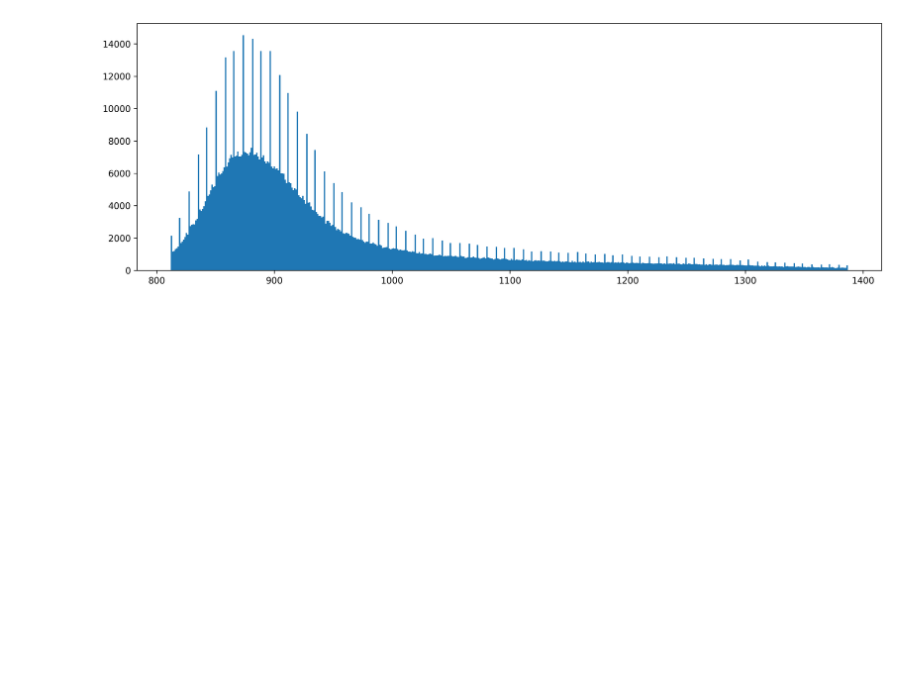
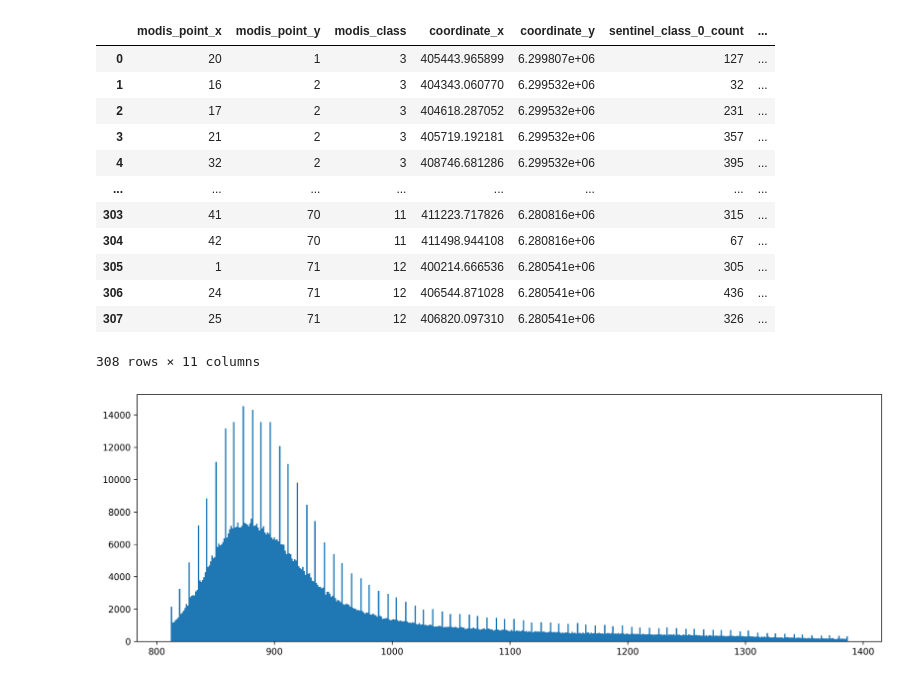
Before and after one commit to eugeuie/low-to-high-resolution, a Jupyter notebook: notebooks/low_to_high_resolution.ipynb, the cells around one changed output. Cells and saved outputs as stored; diff of their text form; code cells hidden in the pictures; blank space fills up the shorter version.

Commit message:
kmeans 5 clusters stats

```diff
--- a/notebooks/low_to_high_resolution.ipynb
+++ b/notebooks/low_to_high_resolution.ipynb
@@ -22,3 +22,21 @@ custom_modules = [module for name, module in sys.modules.items() if name.startsw
 
 for custom_module in custom_modules:
     reload(custom_module)
+# %%
+main.get_kmeans_5_clusters_stats()
+stats = pd.read_csv(config.selected_n_clusters_stats_path, index_col=False)
+stats
+# %% [output]
+|  | modis_point_x | modis_point_y | modis_class | coordinate_x | coordinate_y | sentinel_class_0_count | ... |
+| 0 | 20 | 1 | 3 | 405443.965899 | 6.299807e+06 | 127 | ... |
+| 1 | 16 | 2 | 3 | 404343.060770 | 6.299532e+06 | 32 | ... |
+| 2 | 17 | 2 | 3 | 404618.287052 | 6.299532e+06 | 231 | ... |
+| 3 | 21 | 2 | 3 | 405719.192181 | 6.299532e+06 | 357 | ... |
+| 4 | 32 | 2 | 3 | 408746.681286 | 6.299532e+06 | 395 | ... |
+| ... | ... | ... | ... | ... | ... | ... | ... |
+| 303 | 41 | 70 | 11 | 411223.717826 | 6.280816e+06 | 315 | ... |
+| 304 | 42 | 70 | 11 | 411498.944108 | 6.280816e+06 | 67 | ... |
+| 305 | 1 | 71 | 12 | 400214.666536 | 6.280541e+06 | 305 | ... |
+| 306 | 24 | 71 | 12 | 406544.871028 | 6.280541e+06 | 436 | ... |
+| 307 | 25 | 71 | 12 | 406820.097310 | 6.280541e+06 | 326 | ... |
+308 rows × 11 columns
```
Also changed, not shown: parts of 6 cells of this notebook, 4 other files.
